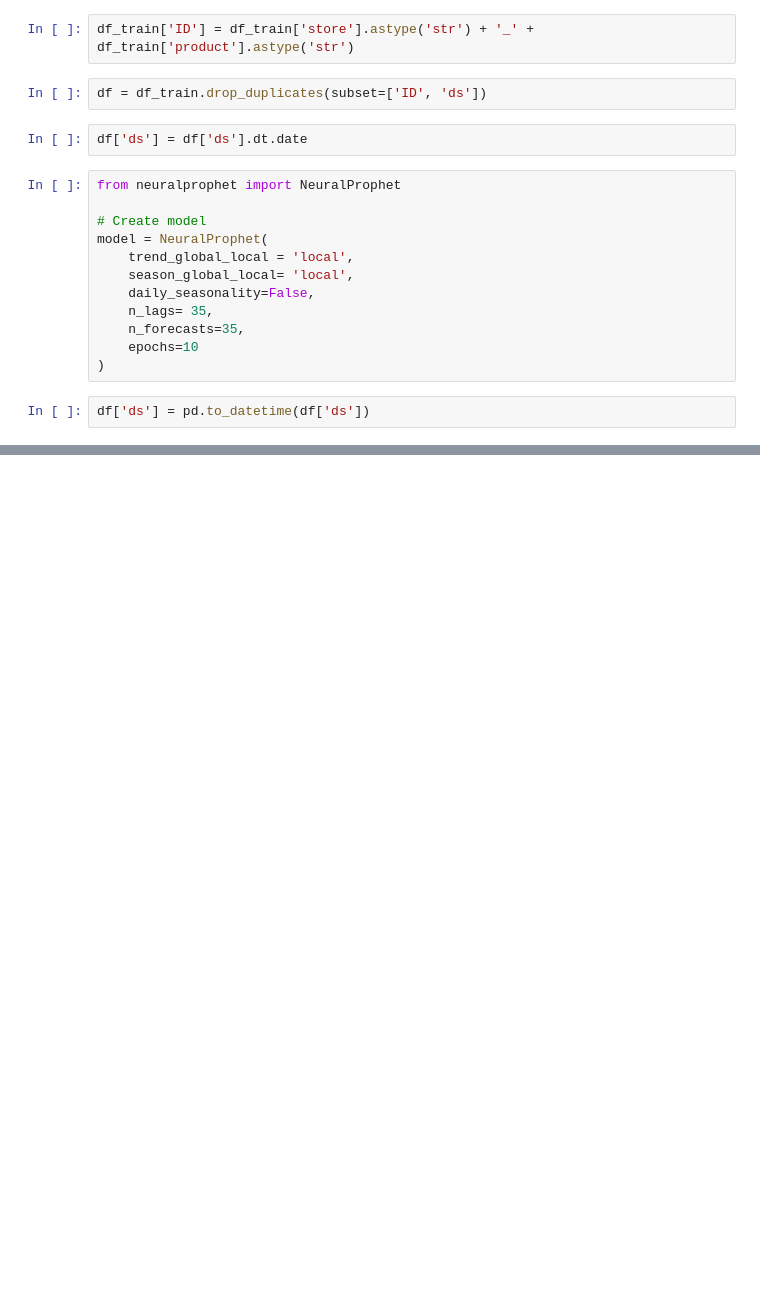
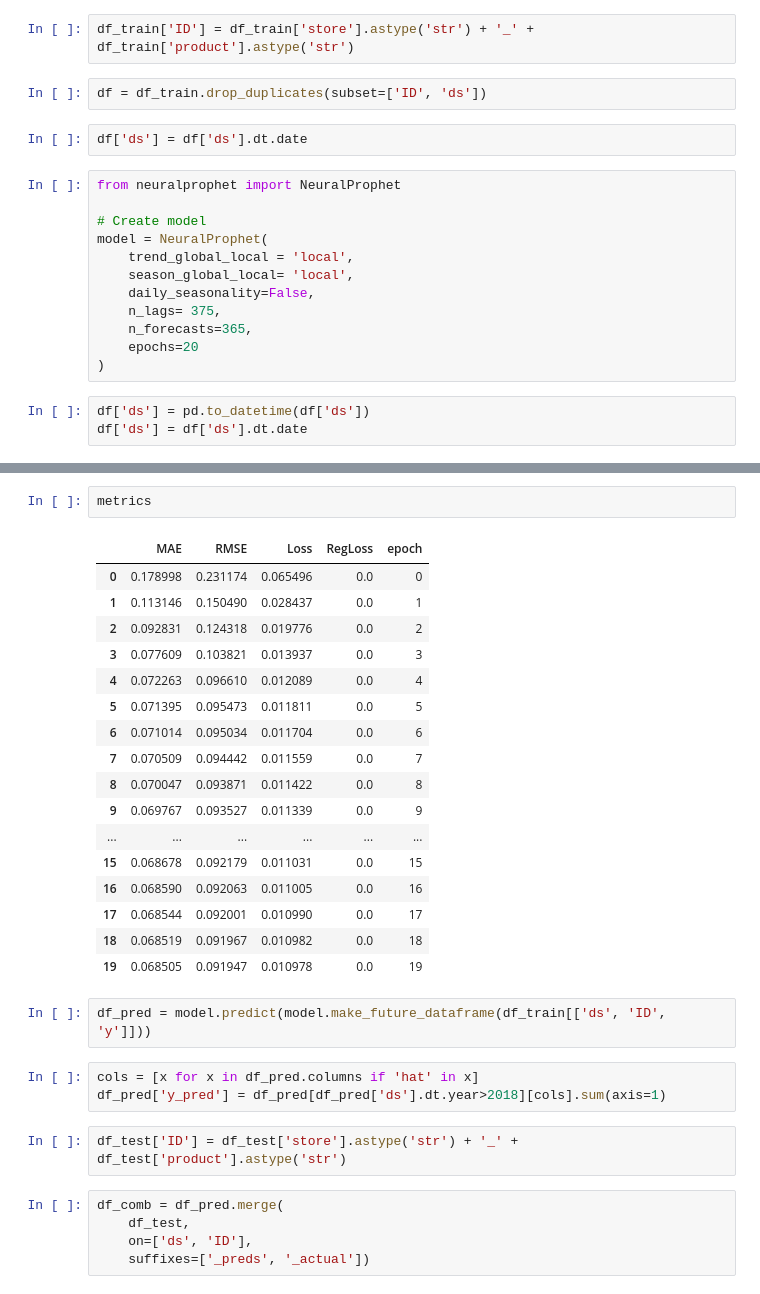
Before and after one commit to anipole3/time-series-forecasting, a Jupyter notebook: notebooks/neural_prophet.ipynb, the cells around one changed output, grey strips where cells are left out. Cells and saved outputs as stored; diff of their text form; blank space fills up the shorter version.

```diff
--- a/notebooks/neural_prophet.ipynb
+++ b/notebooks/neural_prophet.ipynb
@@ -33,11 +35,12 @@ model = NeuralProphet(
     trend_global_local = 'local',
     season_global_local= 'local',
     daily_seasonality=False,
-    n_lags= 35,
-    n_forecasts=35,
-    epochs=10
+    n_lags= 375,
+    n_forecasts=365,
+    epochs=20
 )
 # %%
 df['ds'] = pd.to_datetime(df['ds'])
+df['ds'] = df['ds'].dt.date
 # %%
 df[['ID', 'ds', 'y']].dtypes
@@ -46,0 +73,32 @@ metrics = model.fit(df[['ID', 'ds', 'y']], freq='D')
+# %%
+metrics
+# %% [output]
+|  | MAE | RMSE | Loss | RegLoss | epoch |
+| 0 | 0.178998 | 0.231174 | 0.065496 | 0.0 | 0 |
+| 1 | 0.113146 | 0.150490 | 0.028437 | 0.0 | 1 |
+| 2 | 0.092831 | 0.124318 | 0.019776 | 0.0 | 2 |
+| 3 | 0.077609 | 0.103821 | 0.013937 | 0.0 | 3 |
+| 4 | 0.072263 | 0.096610 | 0.012089 | 0.0 | 4 |
+| 5 | 0.071395 | 0.095473 | 0.011811 | 0.0 | 5 |
+| 6 | 0.071014 | 0.095034 | 0.011704 | 0.0 | 6 |
+| 7 | 0.070509 | 0.094442 | 0.011559 | 0.0 | 7 |
+| 8 | 0.070047 | 0.093871 | 0.011422 | 0.0 | 8 |
+| 9 | 0.069767 | 0.093527 | 0.011339 | 0.0 | 9 |
+| ... | ... | ... | ... | ... | ... |
+| 15 | 0.068678 | 0.092179 | 0.011031 | 0.0 | 15 |
+| 16 | 0.068590 | 0.092063 | 0.011005 | 0.0 | 16 |
+| 17 | 0.068544 | 0.092001 | 0.010990 | 0.0 | 17 |
+| 18 | 0.068519 | 0.091967 | 0.010982 | 0.0 | 18 |
+| 19 | 0.068505 | 0.091947 | 0.010978 | 0.0 | 19 |
+# %%
+df_pred = model.predict(model.make_future_dataframe(df_train[['ds', 'ID', 'y']]))
+# %%
+cols = [x for x in df_pred.columns if 'hat' in x]
+df_pred['y_pred'] = df_pred[df_pred['ds'].dt.year>2018][cols].sum(axis=1)
+# %%
+df_test['ID'] = df_test['store'].astype('str') + '_' + df_test['product'].astype('str')
+# %%
+df_comb = df_pred.merge(
+    df_test,
+    on=['ds', 'ID'],
+    suffixes=['_preds', '_actual'])
```
Also changed, not shown: parts of 5 cells of this notebook, 5 other files.
